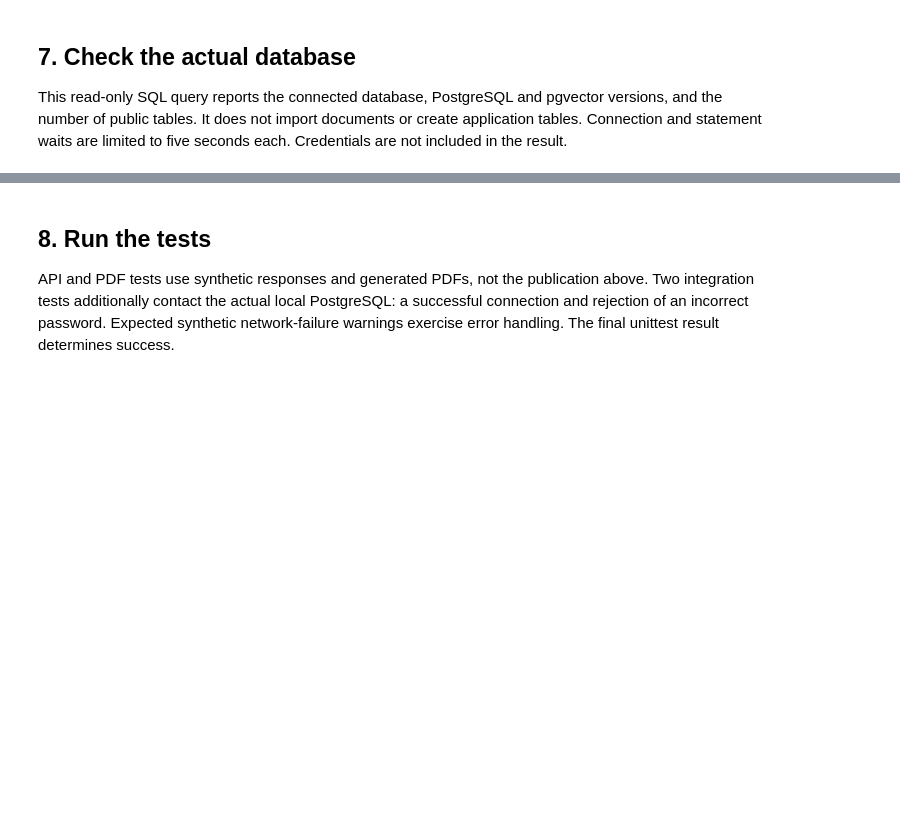
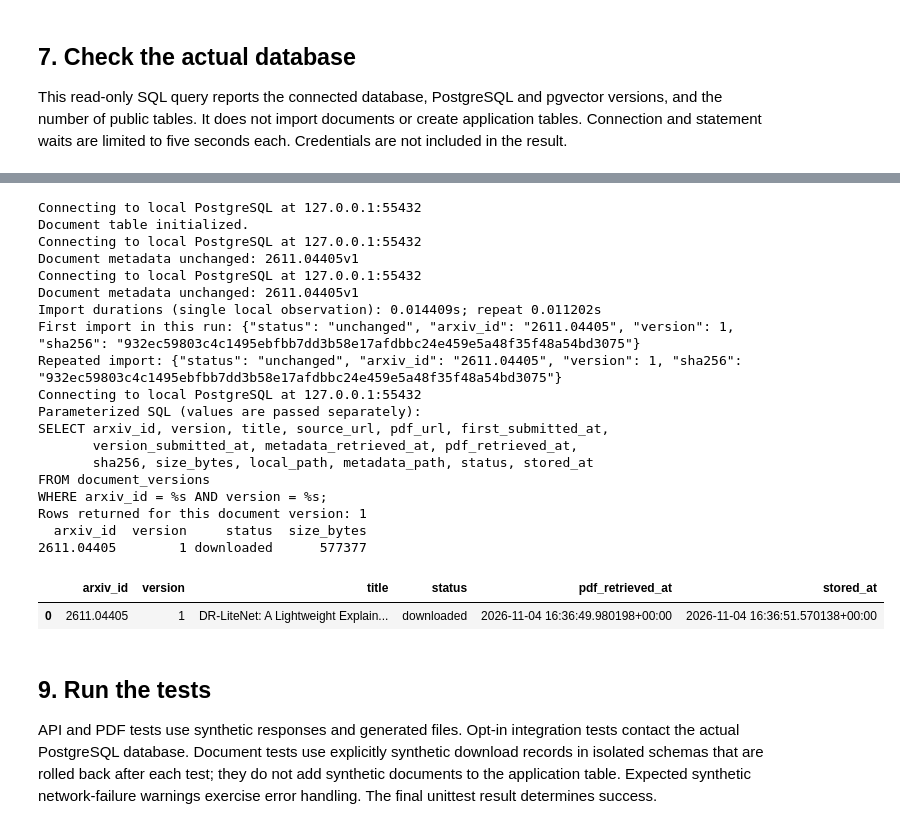
Before and after one commit to tubakadriye/search4cure-diabetes-multi-agent-system, a Jupyter notebook: notebooks/walkthrough.ipynb, the cells around one changed output, grey strips where cells are left out. Drawn from its saved outputs; the diff is of its cells as text; code cells hidden in the pictures; blank space fills up the shorter version.

Commit message:
Add PostgreSQL document metadata storage

```diff
--- a/notebooks/walkthrough.ipynb
+++ b/notebooks/walkthrough.ipynb
@@ -269,7 +282,53 @@ Checking local PostgreSQL at 127.0.0.1:55432
+# %%
+import pandas as pd
+
+initialize_schema()
+print("Document table initialized.")
+started = time.perf_counter()
+first_import = store_document(download_result["metadata_path"])
+first_seconds = time.perf_counter() - started
+started = time.perf_counter()
+second_import = store_document(download_result["metadata_path"])
+second_seconds = time.perf_counter() - started
+print(f"Import durations (single local observation): {first_seconds:.6f}s; repeat {second_seconds:.6f}s")
+print("First import in this run:", json.dumps(first_import))
+print("Repeated import:", json.dumps(second_import))
+assert second_import["status"] == "unchanged"
+row = read_document(first_import["arxiv_id"], first_import["version"])
+assert row["sha256"] == download_result["sha256"]
+print("Parameterized SQL (values are passed separately):")
+print(DOCUMENT_SQL.strip())
+documents_df = pd.DataFrame([row])
+print("Rows returned for this document version:", len(documents_df))
+assert len(documents_df) == 1
+print(documents_df[["arxiv_id", "version", "status", "size_bytes"]].to_string(index=False))
+display(documents_df[["arxiv_id", "version", "title", "status", "pdf_retrieved_at", "stored_at"]])
+# %% [output]
+Connecting to local PostgreSQL at 127.0.0.1:55432
+Document table initialized.
+Connecting to local PostgreSQL at 127.0.0.1:55432
+Document metadata unchanged: 2611.04405v1
+Connecting to local PostgreSQL at 127.0.0.1:55432
+Document metadata unchanged: 2611.04405v1
+Import durations (single local observation): 0.014409s; repeat 0.011202s
+First import in this run: {"status": "unchanged", "arxiv_id": "2611.04405", "version": 1, "sha256": "932ec59803c4c1495ebfbb7dd3b58e17afdbbc24e459e5a48f35f48a54bd3075"}
+Repeated import: {"status": "unchanged", "arxiv_id": "2611.04405", "version": 1, "sha256": "932ec59803c4c1495ebfbb7dd3b58e17afdbbc24e459e5a48f35f48a54bd3075"}
+Connecting to local PostgreSQL at 127.0.0.1:55432
+Parameterized SQL (values are passed separately):
+SELECT arxiv_id, version, title, source_url, pdf_url, first_submitted_at,
+       version_submitted_at, metadata_retrieved_at, pdf_retrieved_at,
+       sha256, size_bytes, local_path, metadata_path, status, stored_at
+FROM document_versions
+WHERE arxiv_id = %s AND version = %s;
+Rows returned for this document version: 1
+  arxiv_id  version     status  size_bytes
+2611.04405        1 downloaded      577377
+|  | arxiv_id | version | title | status | pdf_retrieved_at | stored_at |
+| 0 | 2611.04405 | 1 | DR-LiteNet: A Lightweight Explain... | downloaded | 2026-11-04 16:36:49.980198+00:00 | 2026-11-04 16:36:51.570138+00:00 |
 # %% [markdown]
-## 8. Run the tests
+## 9. Run the tests
 
-API and PDF tests use synthetic responses and generated PDFs, not the publication above. Two integration tests additionally contact the actual local PostgreSQL: a successful connection and rejection of an incorrect password. Expected synthetic network-failure warnings exercise error handling. The final unittest result determines success.
+API and PDF tests use synthetic responses and generated files. Opt-in integration tests contact the actual PostgreSQL database. Document tests use explicitly synthetic download records in isolated schemas that are rolled back after each test; they do not add synthetic documents to the application table. Expected synthetic network-failure warnings exercise error handling. The final unittest result determines success.
 # %%
 command = [
     sys.executable, "-u", "-m", "unittest", "discover",
```
Also changed, not shown: parts of 10 cells of this notebook, 8 other files.
